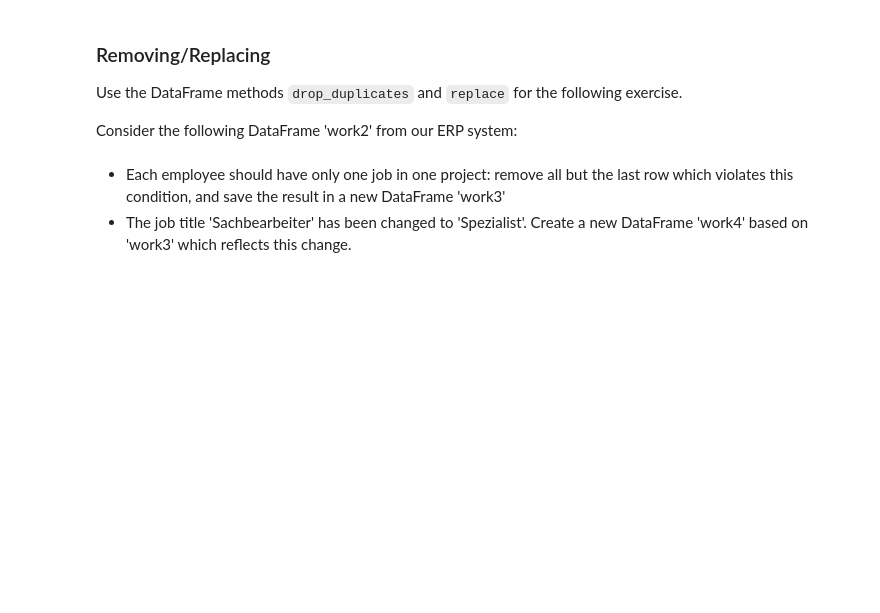
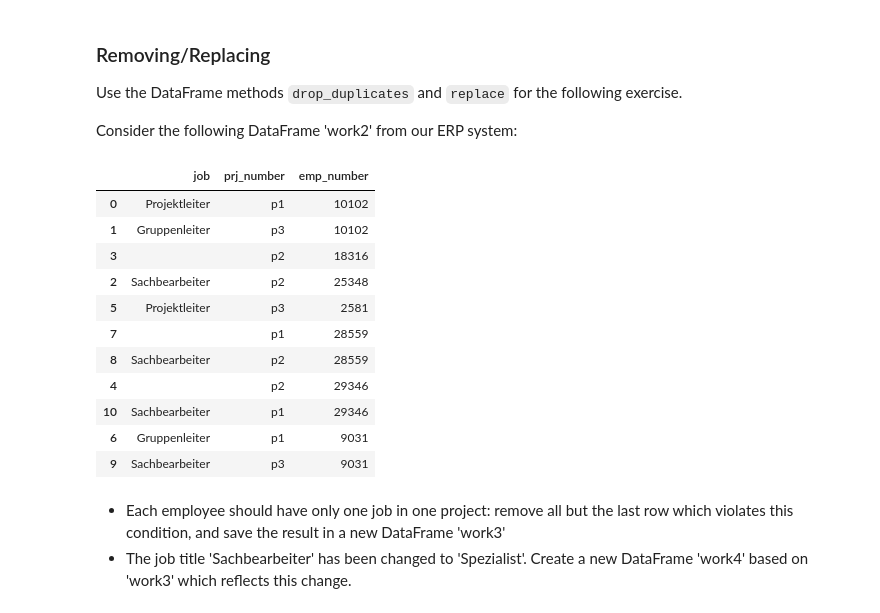
Before and after one commit to IchChefDuNixx/2023SS, a Jupyter notebook: DS/data_aai_sose23/lecture05_outliers/h05b-assignment-Further_Material.ipynb, the cells around one changed output. Drawn from its saved outputs; the diff is of its cells as text; code cells hidden in the pictures; blank space fills up the shorter version.

```diff
--- a/DS/data_aai_sose23/lecture05_outliers/h05b-assignment-Further_Material.ipynb
+++ b/DS/data_aai_sose23/lecture05_outliers/h05b-assignment-Further_Material.ipynb
@@ -107,9 +274,23 @@ Consider the following DataFrame 'work2' from our ERP system:
 # %%
 work2 = DataFrame({'job': ['Projektleiter', 'Gruppenleiter', 'Sachbearbeiter', '', '', 'Projektleiter',
                           'Gruppenleiter', '', 'Sachbearbeiter', 'Sachbearbeiter', 'Sachbearbeiter'],
                   'prj_number': ['p1', 'p3', 'p2', 'p2', 'p2', 'p3', 'p1', 'p1', 'p2', 'p3', 'p1'],
                   'emp_number': ['10102', '10102', '25348', '18316', '29346', '2581', '9031',
                                  '28559', '28559', '9031', '29346']})
+work2.sort_values("emp_number")
+# %% [output]
+|  | job | prj_number | emp_number |
+| 0 | Projektleiter | p1 | 10102 |
+| 1 | Gruppenleiter | p3 | 10102 |
+| 3 |  | p2 | 18316 |
+| 2 | Sachbearbeiter | p2 | 25348 |
+| 5 | Projektleiter | p3 | 2581 |
+| 7 |  | p1 | 28559 |
+| 8 | Sachbearbeiter | p2 | 28559 |
+| 4 |  | p2 | 29346 |
+| 10 | Sachbearbeiter | p1 | 29346 |
+| 6 | Gruppenleiter | p1 | 9031 |
+| 9 | Sachbearbeiter | p3 | 9031 |
 # %% [markdown]
 - Each employee should have only one job in one project: remove all but the last row which violates this condition, and save the result in a new DataFrame 'work3'
 - The job title 'Sachbearbeiter' has been changed to 'Spezialist'. Create a new DataFrame 'work4' based on 'work3' which reflects this change.
```
Also changed, not shown: parts of 21 cells of this notebook, 4 other files.
